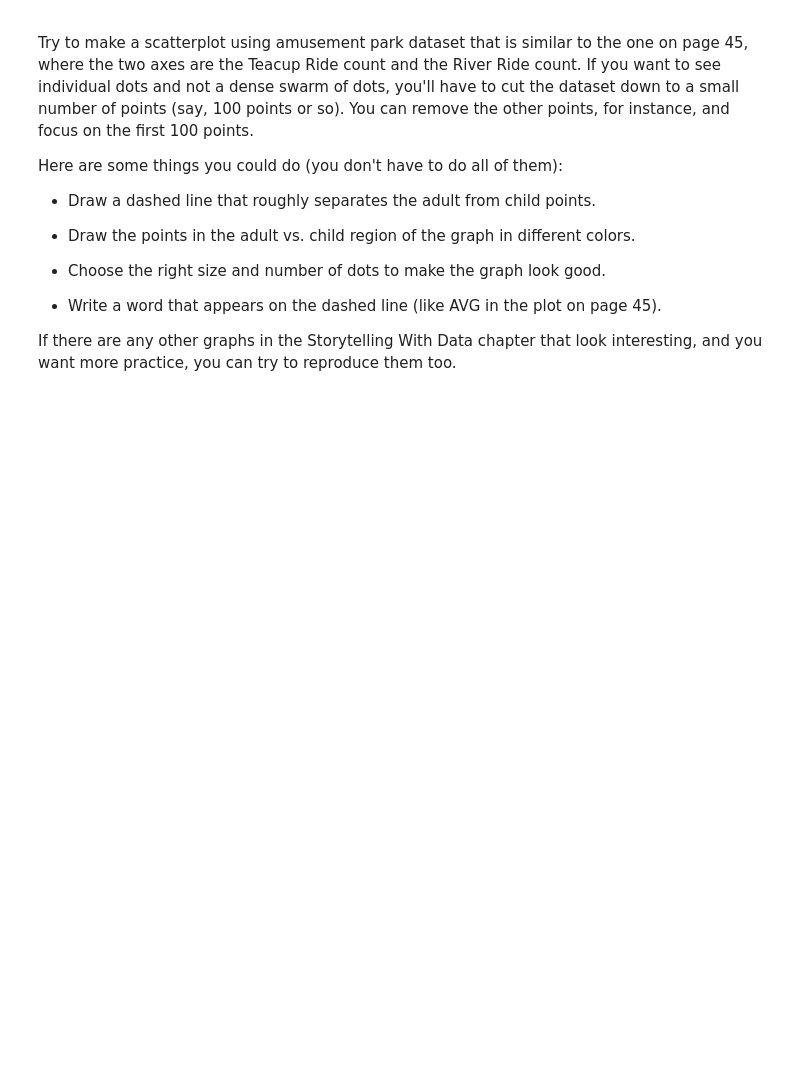
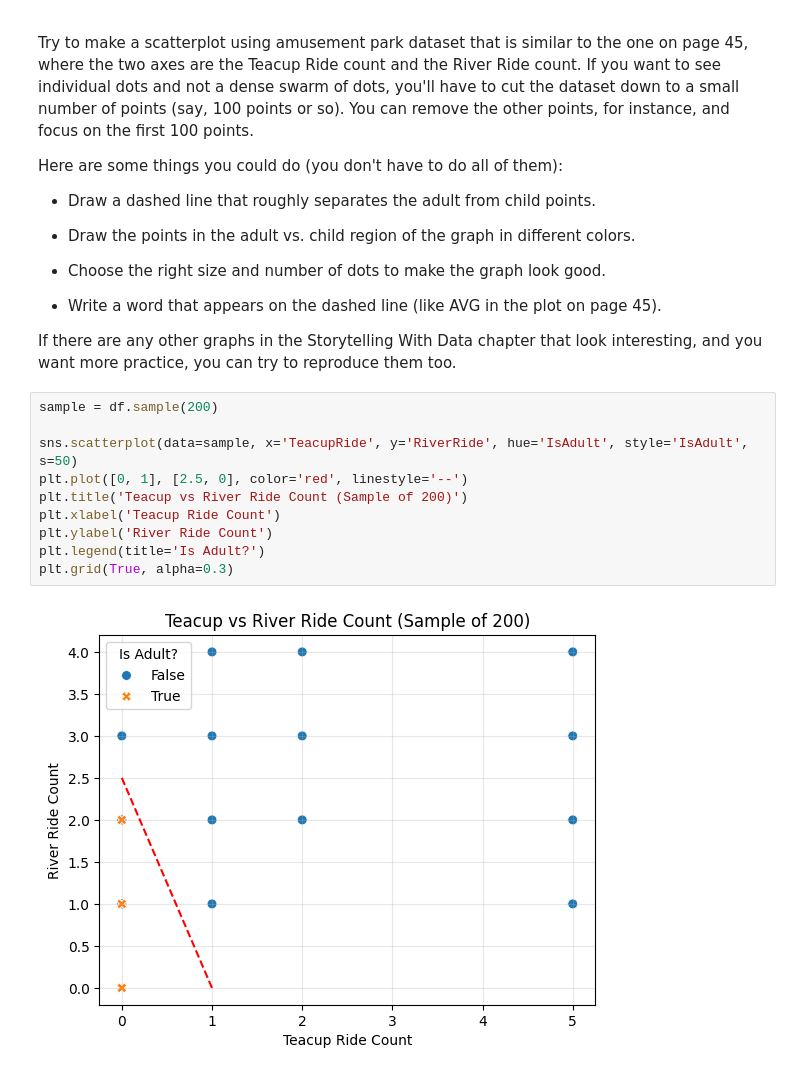
Before and after one commit to calebhadley1/Module-B-semester-2, a Jupyter notebook: OMDS-ModB2-Week3-Hadley-Caleb.ipynb, the cells around one changed output. Saved outputs shown, nothing was run; the diff lists cells and outputs as text; blank space fills up the shorter version.

```diff
--- a/OMDS-ModB2-Week3-Hadley-Caleb.ipynb
+++ b/OMDS-ModB2-Week3-Hadley-Caleb.ipynb
@@ -470,3 +470,15 @@ Here are some things you could do (you don't have to do all of them):
 * Write a word that appears on the dashed line (like AVG in the plot on page 45).
 
 If there are any other graphs in the Storytelling With Data chapter that look interesting, and you want more practice, you can try to reproduce them too.
+# %%
+sample = df.sample(200)
+
+sns.scatterplot(data=sample, x='TeacupRide', y='RiverRide', hue='IsAdult', style='IsAdult', s=50)
+plt.plot([0, 1], [2.5, 0], color='red', linestyle='--')
+plt.title('Teacup vs River Ride Count (Sample of 200)')
+plt.xlabel('Teacup Ride Count')
+plt.ylabel('River Ride Count')
+plt.legend(title='Is Adult?')
+plt.grid(True, alpha=0.3)
+# %% [output]
+[figure, added]
```
Also changed, not shown: parts of 1 cell of this notebook.
